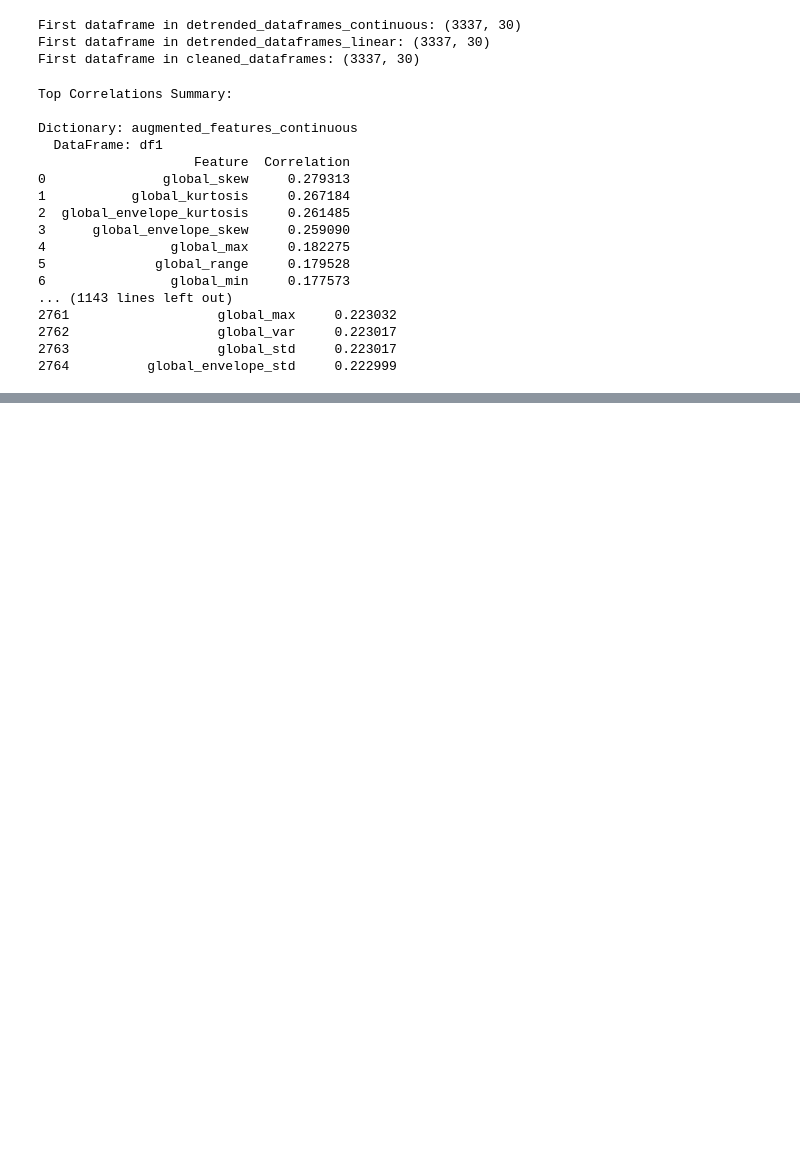
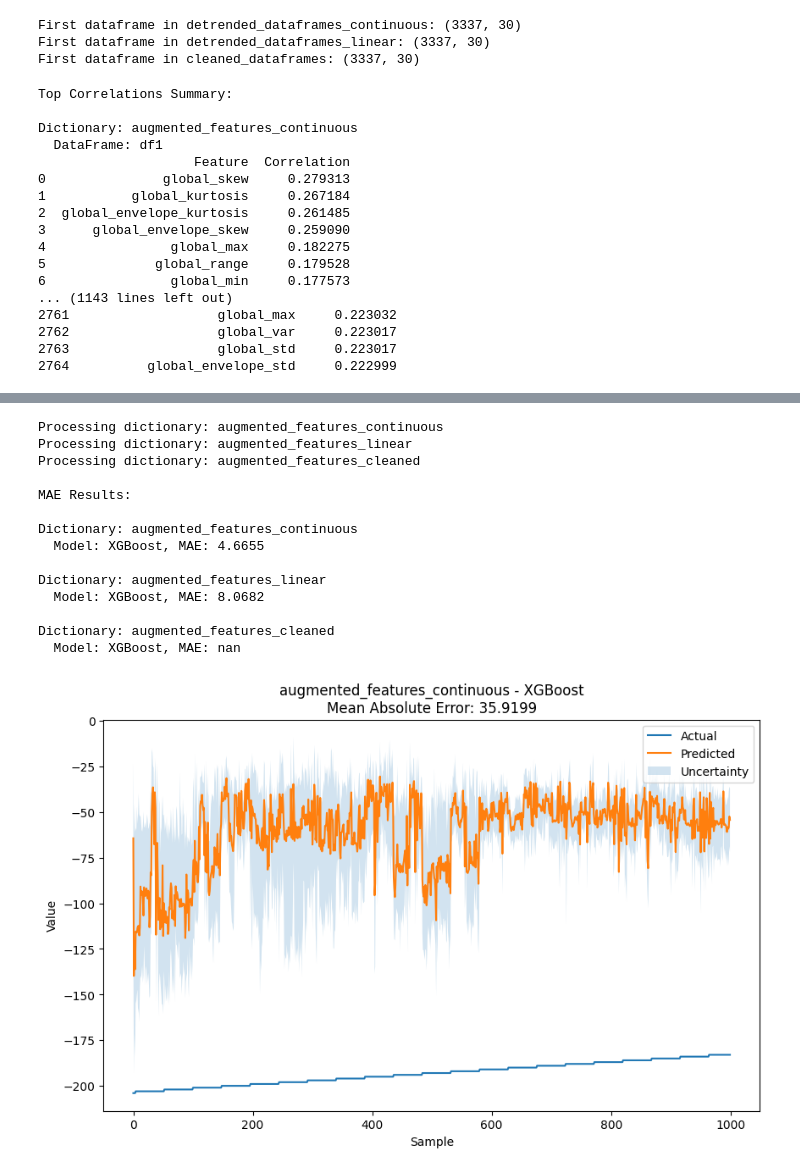
Before and after one commit to stebil87/Thesis, a Jupyter notebook: Analysis.ipynb, the cells around one changed output, grey strips where cells are left out. Saved outputs shown, nothing was run; the diff lists cells and outputs as text; code cells hidden in the pictures; blank space fills up the shorter version.

```diff
--- a/Analysis.ipynb
+++ b/Analysis.ipynb
@@ -306,0 +323,20 @@ NameError: name 'predictions' is not defined
+# %%
+# Modelling, MC dropout for uncertainty
+results, predictions = mc_dropout(scaled_dictionaries, random_state=42)
+print_results(results, "MAE")
+# %% [output]
+Processing dictionary: augmented_features_continuous
+Processing dictionary: augmented_features_linear
+Processing dictionary: augmented_features_cleaned
+
+MAE Results:
+
+Dictionary: augmented_features_continuous
+  Model: XGBoost, MAE: 4.6655
+
+Dictionary: augmented_features_linear
+  Model: XGBoost, MAE: 8.0682
+
+Dictionary: augmented_features_cleaned
+  Model: XGBoost, MAE: nan
+[figure, added]
```
Also changed, not shown: parts of 7 cells of this notebook, 7 other files.
